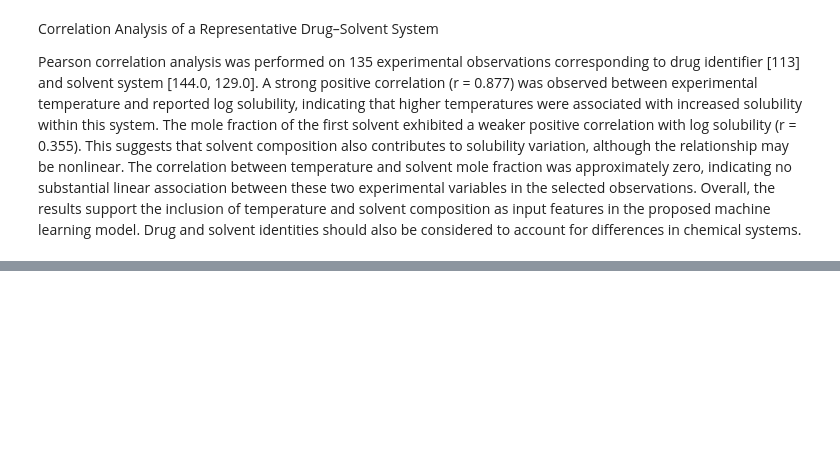
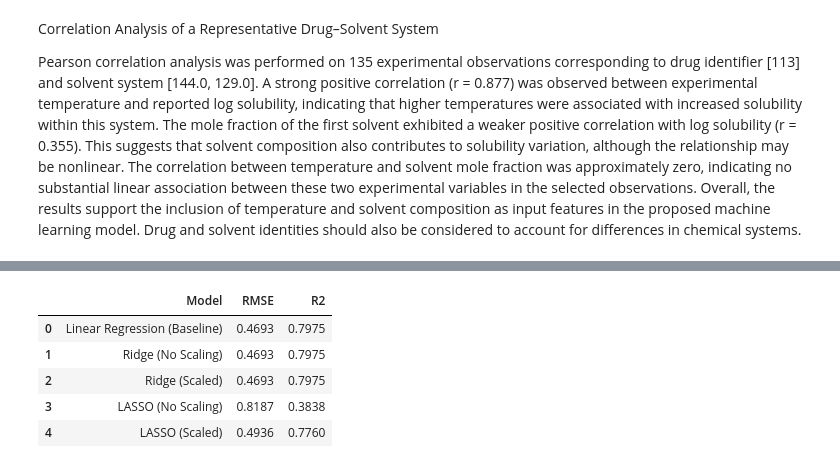
Before and after one commit to nami-nia/CHE1147-Data-Science-Project, a Jupyter notebook: CheMixHub_EDA_Cleaning.ipynb, the cells around one changed output, grey strips where cells are left out. Cells and saved outputs as stored; diff of their text form; code cells hidden in the pictures; blank space fills up the shorter version.

Commit message:
Add linear regression, Ridge and LASSO model comparison

```diff
--- a/CheMixHub_EDA_Cleaning.ipynb
+++ b/CheMixHub_EDA_Cleaning.ipynb
@@ -457,8 +682,7 @@ Pearson correlation analysis was performed on 135 experimental observations corr
 import numpy as np
 import pandas as pd
 
-df = pd.read_csv(r"C:\Users\cheny\Desktop\CHE1147 group project\chemixhub\datasets\drug-solubility\processed_data\processed_DrugSolubilityData.csv")
-
+df = pd.read_csv("data_cleaning_CL/processed_DrugSolubilityData.csv")
 print(df.head())
 print("Number of rows:", df.shape[0])
 print("Number of columns:", df.shape[1])
@@ -511,8 +796,7 @@ print(
 # %%
 # find the correct pairing
 
-raw = pd.read_csv(r"C:\Users\cheny\Desktop\CHE1147 group project\chemixhub\datasets\drug-solubility\raw_data\DrugSolubilityData.csv")
-
+raw = pd.read_csv("data_cleaning_CL/DrugSolubilityData.csv")
 print("Raw rows:", len(raw))
 print("Processed rows:", len(df))
 
@@ -545,6 +845,5 @@ print(
 # %%
-compounds = pd.read_csv(r"C:\Users\cheny\Desktop\CHE1147 group project\chemixhub\datasets\drug-solubility\processed_data\compounds.csv")
-
+compounds = pd.read_csv("data_cleaning_CL/compounds.csv")
 print(compounds[["compound_id", "smiles"]].head())
 
 solvent_matches = compounds["smiles"].str.strip().isin(["OC", "O"])
@@ -1763,0 +2372,33 @@ print("\nFinal dataset and outlier policy report saved.")
+# %%
+
+from sklearn.linear_model import LinearRegression
+
+# Baseline model without regularization
+baseline = LinearRegression()
+baseline.fit(X_train, y_train)
+
+# Predictions on the same test dataset
+baseline_predictions = baseline.predict(X_test)
+
+# Evaluate baseline performance
+baseline_rmse = np.sqrt(mean_squared_error(y_test, baseline_predictions))
+baseline_r2 = r2_score(y_test, baseline_predictions)
+
+# Add baseline to the existing comparison
+comparison_df = pd.concat([
+    pd.DataFrame([{
+        "Model": "Linear Regression (Baseline)",
+        "RMSE": baseline_rmse,
+        "R2": baseline_r2
+    }]),
+    results_df
+], ignore_index=True)
+
+display(comparison_df.round(4))
+# %% [output]
+|  | Model | RMSE | R2 |
+| 0 | Linear Regression (Baseline) | 0.4693 | 0.7975 |
+| 1 | Ridge (No Scaling) | 0.4693 | 0.7975 |
+| 2 | Ridge (Scaled) | 0.4693 | 0.7975 |
+| 3 | LASSO (No Scaling) | 0.8187 | 0.3838 |
+| 4 | LASSO (Scaled) | 0.4936 | 0.7760 |
```
Also changed, not shown: parts of 55 cells of this notebook.
